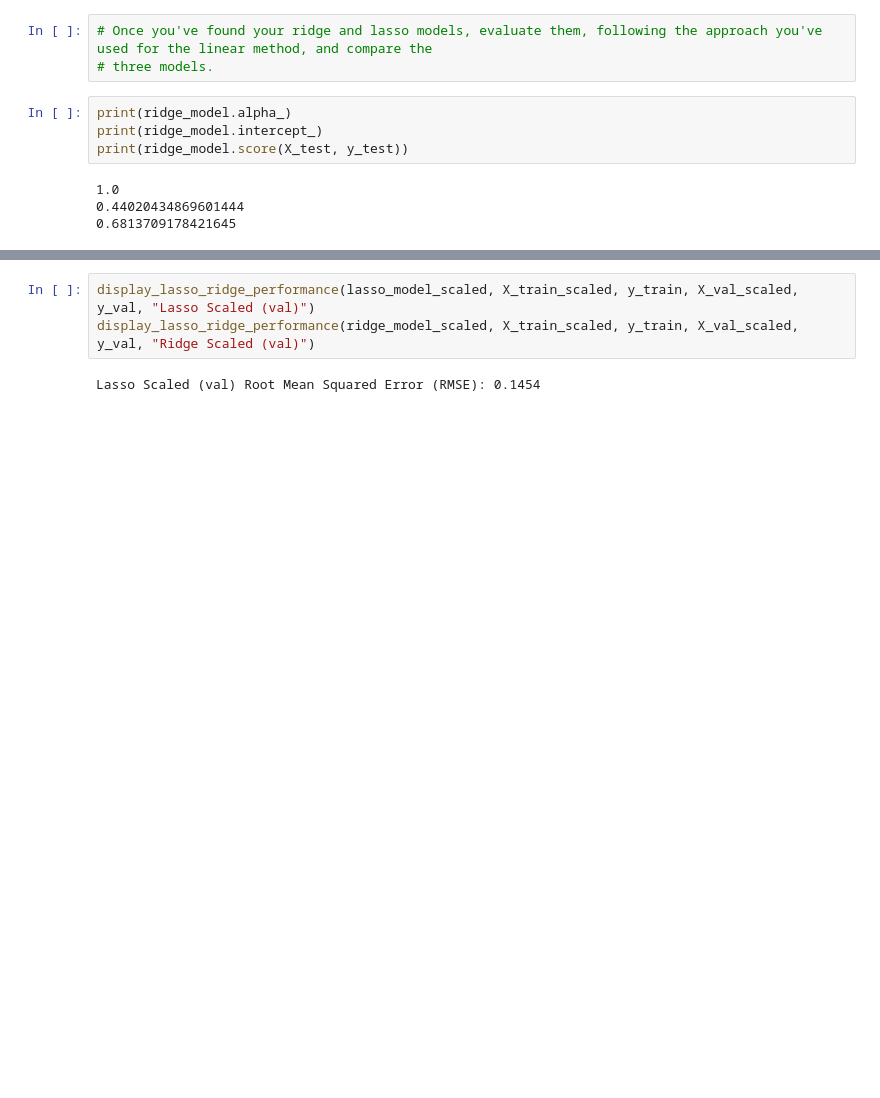
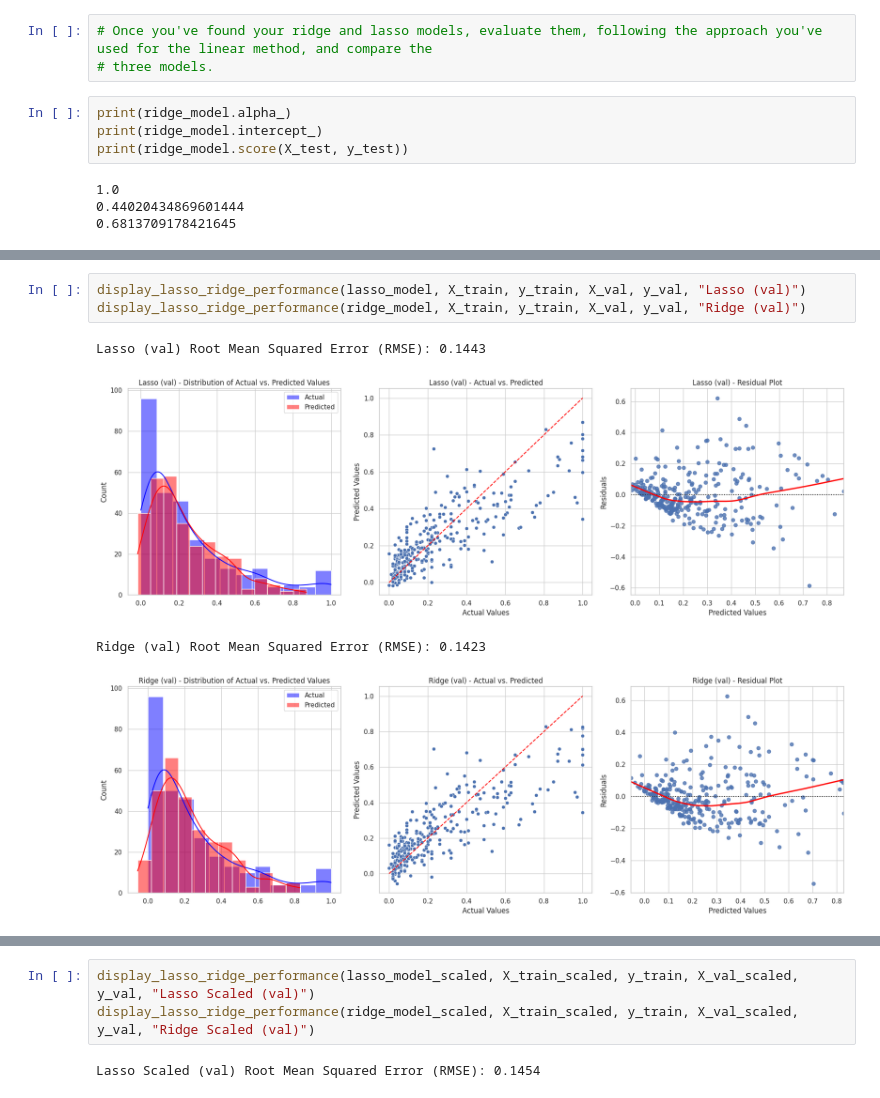
Before and after one commit to SegusFaultise/CAB420-Assessment-1A, a Jupyter notebook: CAB420_A1A_Q1.ipynb, the cells around one changed output, grey strips where cells are left out. Cells and saved outputs as stored; diff of their text form; blank space fills up the shorter version.

```diff
--- a/CAB420_A1A_Q1.ipynb
+++ b/CAB420_A1A_Q1.ipynb
@@ -306,0 +315,8 @@ print(ridge_model_scaled.score(X_test_scaled, y_test))
+# %%
+display_lasso_ridge_performance(lasso_model, X_train, y_train, X_val, y_val, "Lasso (val)")
+display_lasso_ridge_performance(ridge_model, X_train, y_train, X_val, y_val, "Ridge (val)")
+# %% [output]
+Lasso (val) Root Mean Squared Error (RMSE): 0.1443
+[figure, added]
+Ridge (val) Root Mean Squared Error (RMSE): 0.1423
+[figure, added]
```
Also changed, not shown: parts of 6 cells of this notebook.
